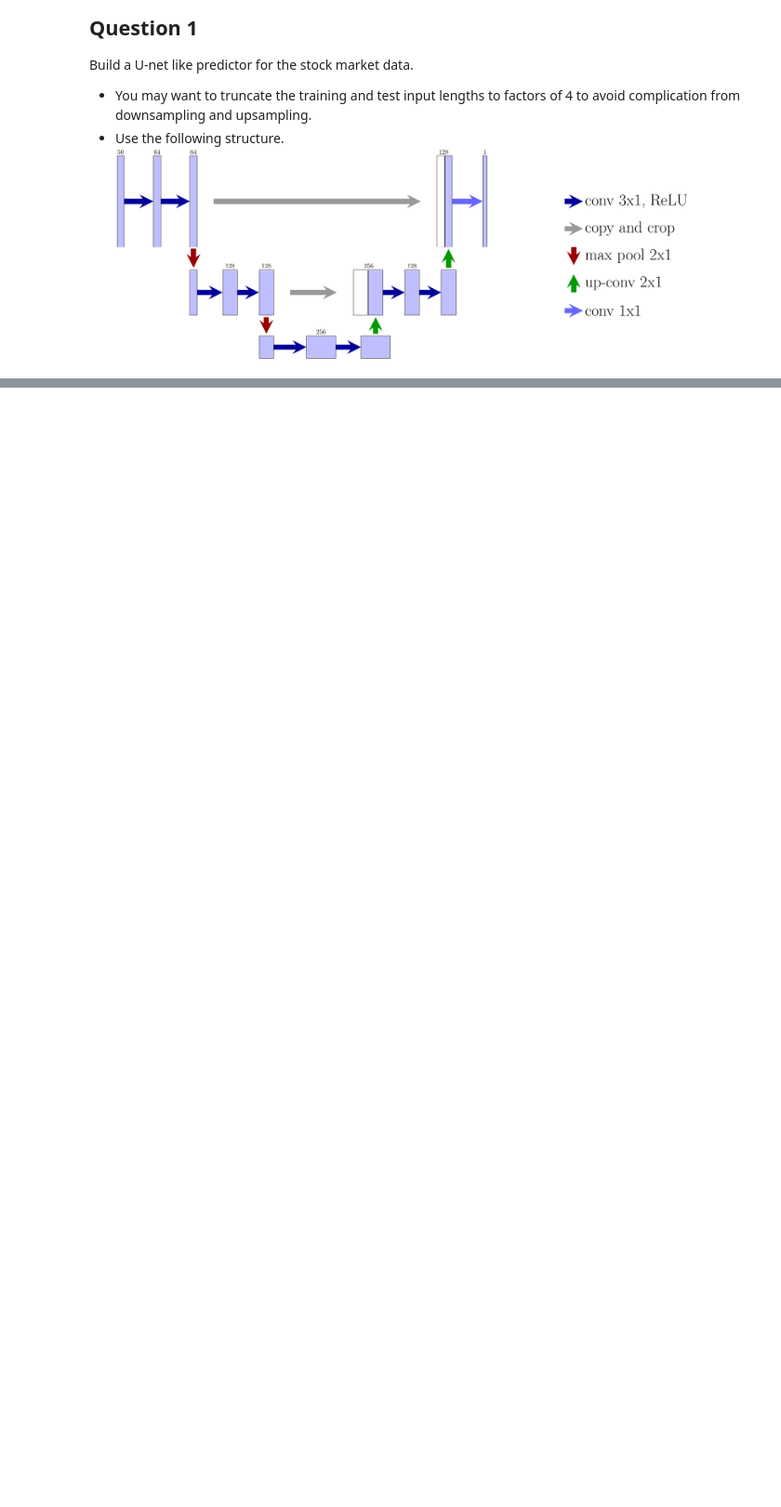
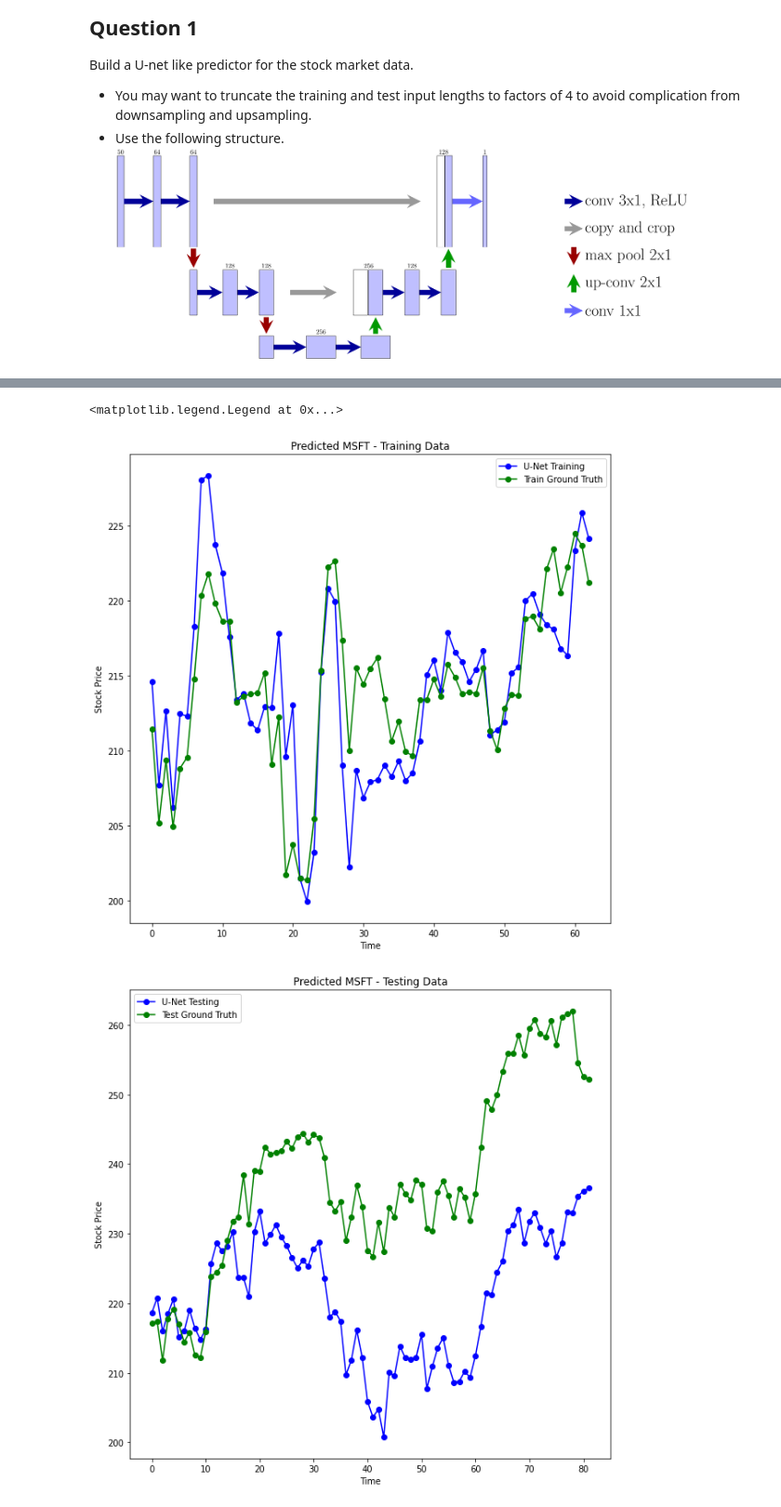
Before and after one commit to SarahBrown/ECE5973-ANN, a Jupyter notebook: HW4/Sarah Brown - ANN - Homework 4.ipynb, the cells around one changed output, grey strips where cells are left out. Shown at 93% size. Cells and saved outputs as stored; diff of their text form; code cells hidden in the pictures; blank space fills up the shorter version.

```diff
--- a/HW4/Sarah Brown - ANN - Homework 4.ipynb
+++ b/HW4/Sarah Brown - ANN - Homework 4.ipynb
@@ -20,7 +20,7 @@ def get_prices(tickers,start='2020-10-01',end=None):
         df[s]=get_price(s,start,end)
     return df
 
-feature_stocks=['tsla','fb','twtr','amzn','nflx','gbtc','gdx','intc','dal','c']
+feature_stocks=['tsla','fb','twtr','amzn','nflx','gbtc','gdx','intc'] #excluding 'dal' and'c' to make a factor of 4
 predict_stock='msft'
 
 # training set
@@ -39,10 +39,3 @@ X_train=np.array(X_train)
 Y_train=np.array(y_train)
 X_test=np.array(X_test)
 Y_test=np.array(y_test)
-# %%
-#truncate the training and test input lengths to factors of 4 to avoid complication from downsampling and upsampling
-X_train = X_train[0:(len(X_train)-(len(X_train)%4))]
-Y_train = Y_train[0:(len(Y_train)-(len(Y_train)%4))]
-X_test = X_test[0:(len(X_test)-(len(X_test)%4))]
-Y_test = Y_test[0:(len(Y_test)-(len(Y_test)%4))]
-print(len(X_train)%4, len(Y_train)%4, len(X_test)%4, len(Y_test)%4)
@@ -154,0 +103,6 @@ plt.scatter(x_epoch,y_loss)
+# %%
+#print(Y_test)
+epochs=100
+results = model.fit(X_train, Y_train,batch_size=64, epochs=epochs, verbose=False)
+print("average loss: ", np.average(results.history['loss']))
+print("final loss: ", results.history['loss'][epochs-1])
@@ -154,0 +112,35 @@ plt.scatter(x_epoch,y_loss)
+# %%
+model_train = model.predict(X_train)
+model_test = model.predict(X_test)
+# %%
+#Plot the the estimated price along with the ground truth for both training and test data in two separate plots
+
+time_train = range(len(X_train))
+time_test = range(len(X_test))
+
+import matplotlib.pyplot as plt
+%matplotlib inline
+
+#training data
+plt.figure(figsize=(10,10))
+ax = plt.gca()
+plt.xlabel("Time")
+plt.ylabel("Stock Price")
+plt.title("Predicted MSFT - Training Data")
+ax.plot(time_train, model_train, color = "b", label="U-Net Training", marker='o')
+ax.plot(time_train, Y_train, color = "g", label = "Train Ground Truth", marker='o')
+ax.legend()
+
+#testing data
+plt.figure(figsize=(10,10))
+ax = plt.gca()
+plt.xlabel("Time")
+plt.ylabel("Stock Price")
+plt.title("Predicted MSFT - Testing Data")
+ax.plot(time_test, model_test, color = "b", label="U-Net Testing", marker='o')
+ax.plot(time_test, Y_test, color = "g", label = "Test Ground Truth", marker='o')
+ax.legend()
+# %% [output]
+<matplotlib.legend.Legend at 0x...>
+[figure, added]
+[figure, added]
```
Also changed, not shown: parts of 13 cells of this notebook, 1 other file.
